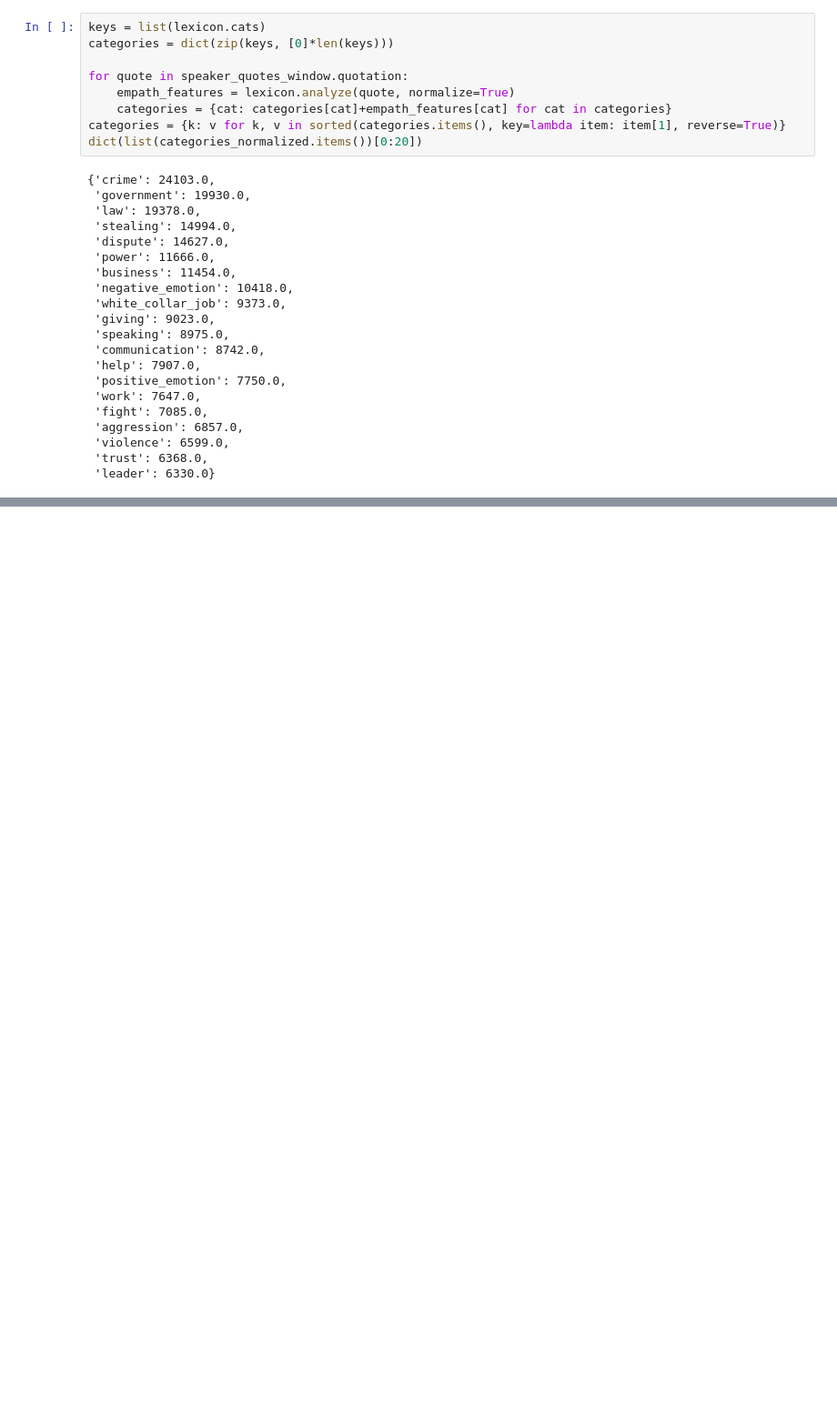
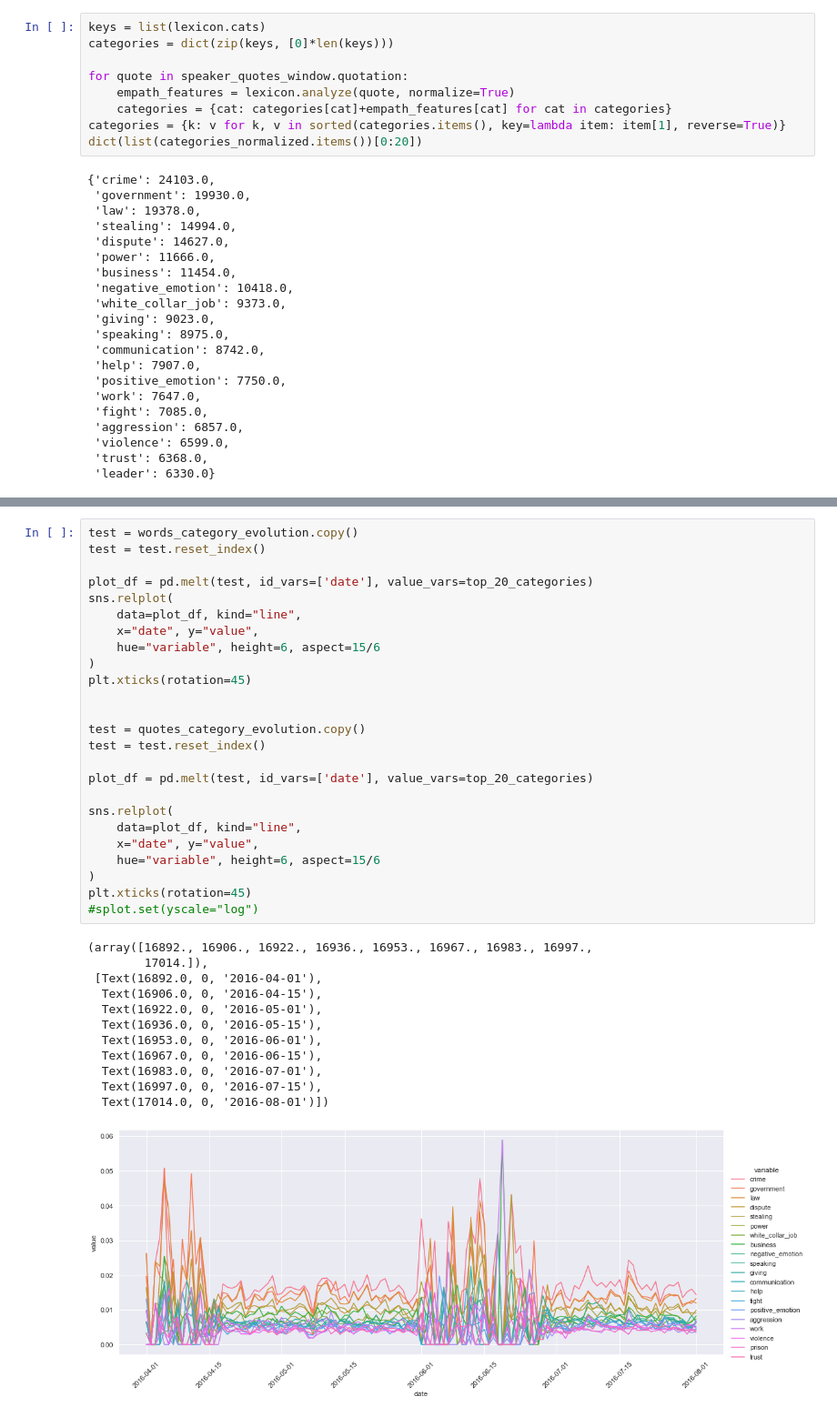
Before and after one commit to epfl-ada/ada-2021-project-adagang, a Jupyter notebook: Analysis.ipynb, the cells around one changed output, grey strips where cells are left out. Shown at 91% size. Saved outputs shown, nothing was run; the diff lists cells and outputs as text; blank space fills up the shorter version.

```diff
--- a/Analysis.ipynb
+++ b/Analysis.ipynb
@@ -556,0 +623,38 @@ lexicon.create_category("blm", ["black_lives_matter"], model="nytimes")
+# %%
+test = words_category_evolution.copy()
+test = test.reset_index()
+
+plot_df = pd.melt(test, id_vars=['date'], value_vars=top_20_categories)
+sns.relplot(
+    data=plot_df, kind="line",
+    x="date", y="value",
+    hue="variable", height=6, aspect=15/6
+)
+plt.xticks(rotation=45)
+
+
+test = quotes_category_evolution.copy()
+test = test.reset_index()
+
+plot_df = pd.melt(test, id_vars=['date'], value_vars=top_20_categories)
+
+sns.relplot(
+    data=plot_df, kind="line",
+    x="date", y="value",
+    hue="variable", height=6, aspect=15/6
+)
+plt.xticks(rotation=45)
+#splot.set(yscale="log")
+# %% [output]
+(array([16892., 16906., 16922., 16936., 16953., 16967., 16983., 16997.,
+        17014.]),
+ [Text(16892.0, 0, '2016-04-01'),
+  Text(16906.0, 0, '2016-04-15'),
+  Text(16922.0, 0, '2016-05-01'),
+  Text(16936.0, 0, '2016-05-15'),
+  Text(16953.0, 0, '2016-06-01'),
+  Text(16967.0, 0, '2016-06-15'),
+  Text(16983.0, 0, '2016-07-01'),
+  Text(16997.0, 0, '2016-07-15'),
+  Text(17014.0, 0, '2016-08-01')])
+[figure, added]
```
Also changed, not shown: parts of 21 cells of this notebook.
